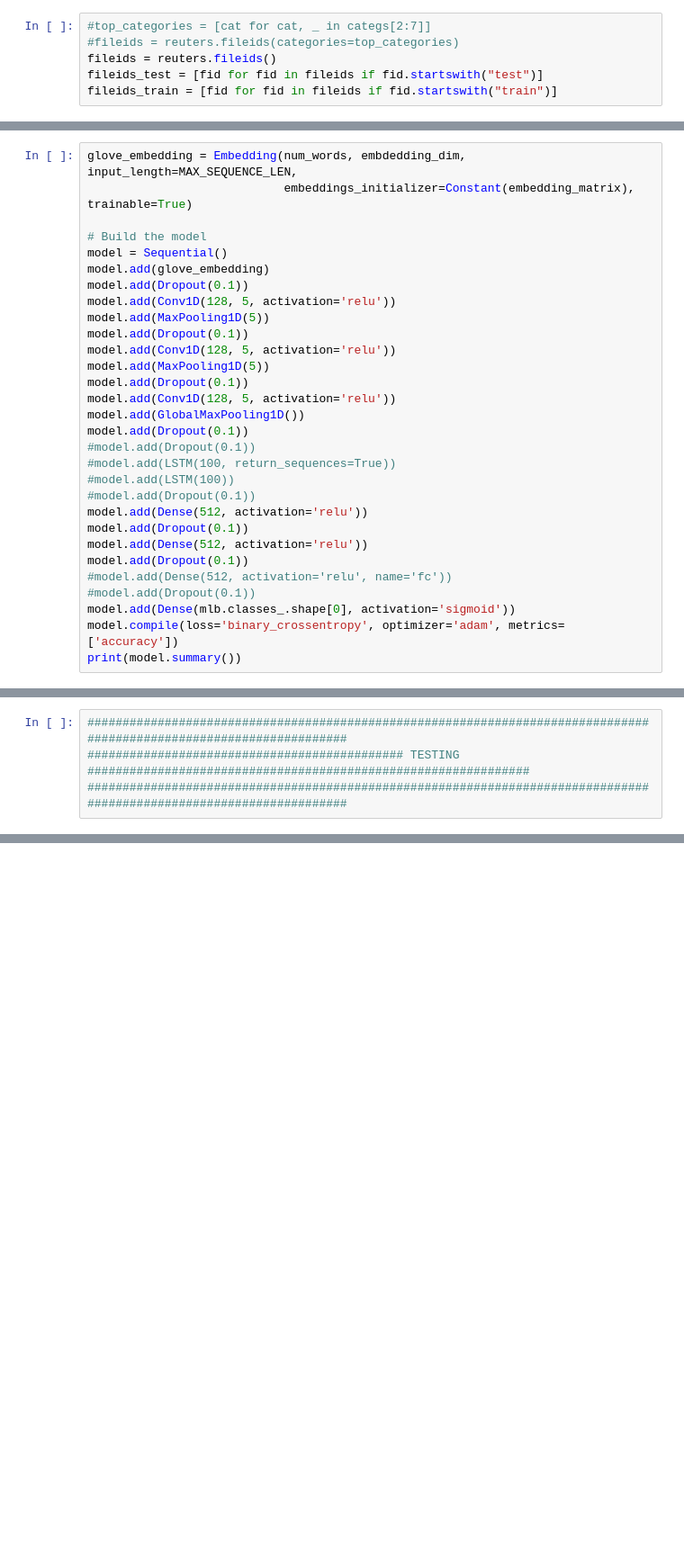
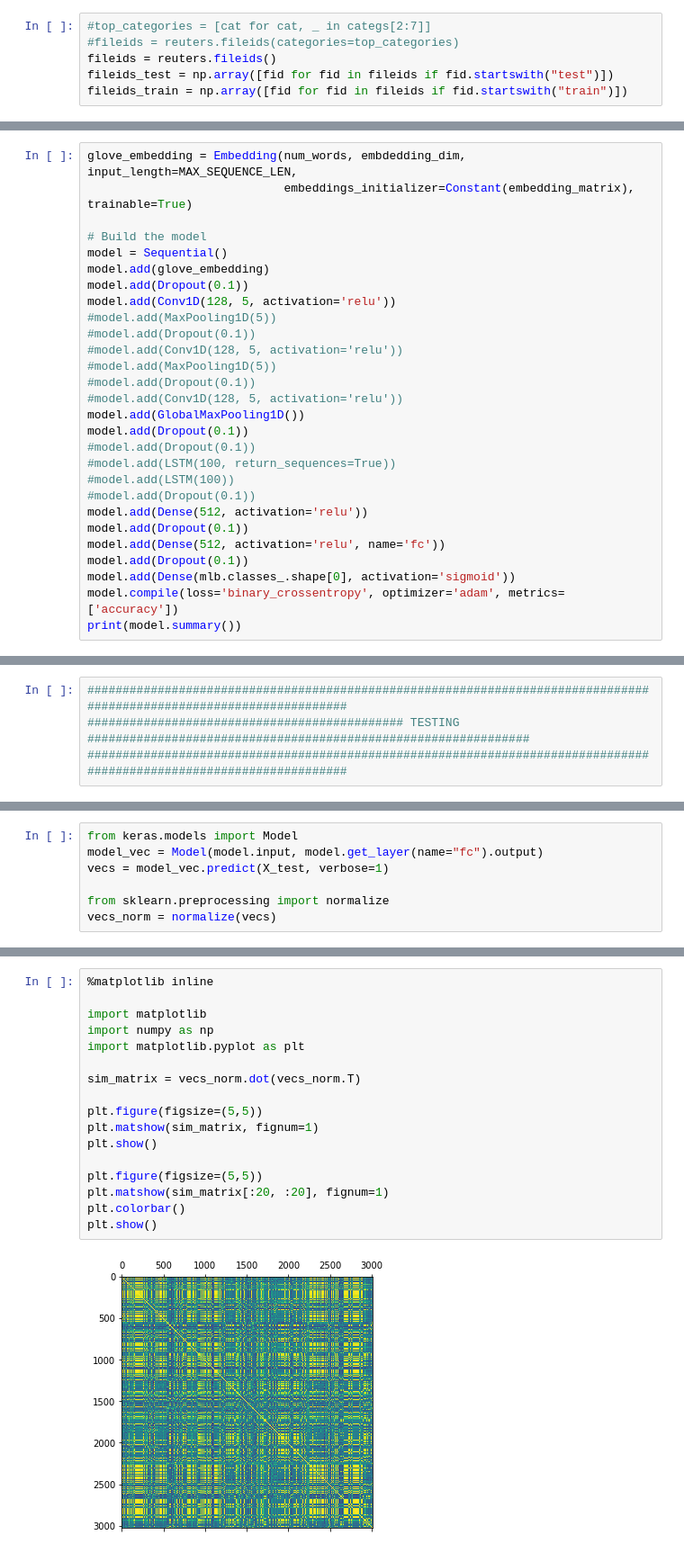
Before and after one commit to tdiggelm/nn-experiments, a Jupyter notebook: reuters_glove_cnn_classifier.ipynb, the cells around one changed output, grey strips where cells are left out. Shown: that part at 90% size. Cells and saved outputs as stored; diff of their text form; blank space fills up the shorter version.

```diff
--- a/reuters_glove_cnn_classifier.ipynb
+++ b/reuters_glove_cnn_classifier.ipynb
@@ -38,8 +40,8 @@ MAX_SEQUENCE_LEN = 500
 #top_categories = [cat for cat, _ in categs[2:7]]
 #fileids = reuters.fileids(categories=top_categories)
 fileids = reuters.fileids()
-fileids_test = [fid for fid in fileids if fid.startswith("test")]
-fileids_train = [fid for fid in fileids if fid.startswith("train")]
+fileids_test = np.array([fid for fid in fileids if fid.startswith("test")])
+fileids_train = np.array([fid for fid in fileids if fid.startswith("train")])
 # %%
 mlb = MultiLabelBinarizer()
 mlb.fit(reuters.categories(fid) for fid in fileids_train)
@@ -88,12 +90,12 @@ model = Sequential()
 model.add(glove_embedding)
 model.add(Dropout(0.1))
 model.add(Conv1D(128, 5, activation='relu'))
-model.add(MaxPooling1D(5))
-model.add(Dropout(0.1))
-model.add(Conv1D(128, 5, activation='relu'))
-model.add(MaxPooling1D(5))
-model.add(Dropout(0.1))
-model.add(Conv1D(128, 5, activation='relu'))
+#model.add(MaxPooling1D(5))
+#model.add(Dropout(0.1))
+#model.add(Conv1D(128, 5, activation='relu'))
+#model.add(MaxPooling1D(5))
+#model.add(Dropout(0.1))
+#model.add(Conv1D(128, 5, activation='relu'))
 model.add(GlobalMaxPooling1D())
 model.add(Dropout(0.1))
 #model.add(Dropout(0.1))
@@ -102,10 +104,8 @@ model.add(Dropout(0.1))
 #model.add(Dropout(0.1))
 model.add(Dense(512, activation='relu'))
 model.add(Dropout(0.1))
-model.add(Dense(512, activation='relu'))
+model.add(Dense(512, activation='relu', name='fc'))
 model.add(Dropout(0.1))
-#model.add(Dense(512, activation='relu', name='fc'))
-#model.add(Dropout(0.1))
 model.add(Dense(mlb.classes_.shape[0], activation='sigmoid'))
 model.compile(loss='binary_crossentropy', optimizer='adam', metrics=['accuracy'])
 print(model.summary())
@@ -225,0 +181,7 @@ print(tokenizer.sequences_to_texts(X_test[sorted_indices[:5]]))
+# %%
+from keras.models import Model
+model_vec = Model(model.input, model.get_layer(name="fc").output)
+vecs = model_vec.predict(X_test, verbose=1)
+
+from sklearn.preprocessing import normalize
+vecs_norm = normalize(vecs)
@@ -225,0 +190,19 @@ print(tokenizer.sequences_to_texts(X_test[sorted_indices[:5]]))
+# %%
+%matplotlib inline
+
+import matplotlib
+import numpy as np
+import matplotlib.pyplot as plt
+
+sim_matrix = vecs_norm.dot(vecs_norm.T)
+
+plt.figure(figsize=(5,5))
+plt.matshow(sim_matrix, fignum=1)
+plt.show()
+
+plt.figure(figsize=(5,5))
+plt.matshow(sim_matrix[:20, :20], fignum=1)
+plt.colorbar()
+plt.show()
+# %% [output]
+[figure, added]
```
Also changed, not shown: parts of 12 cells of this notebook.
